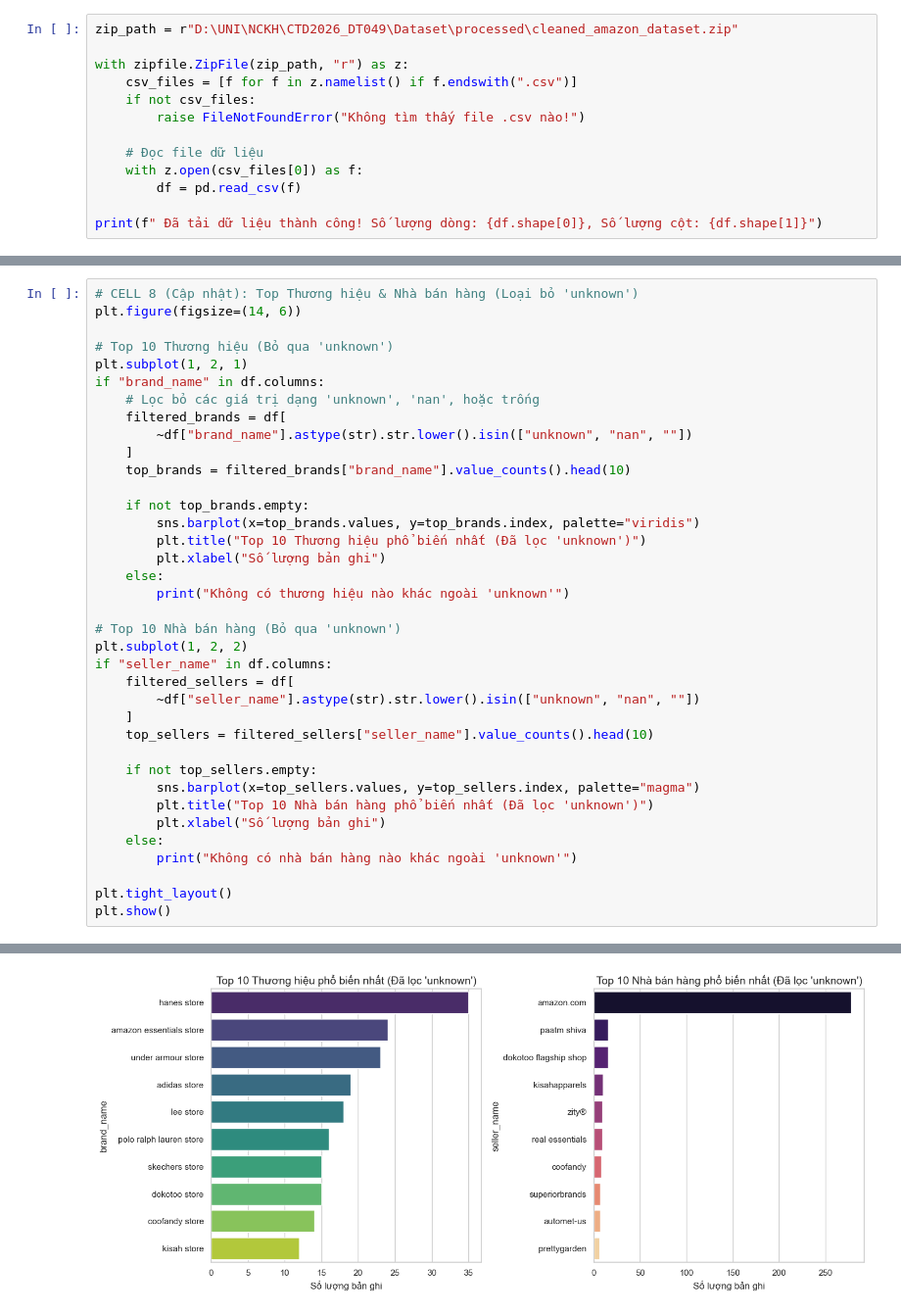
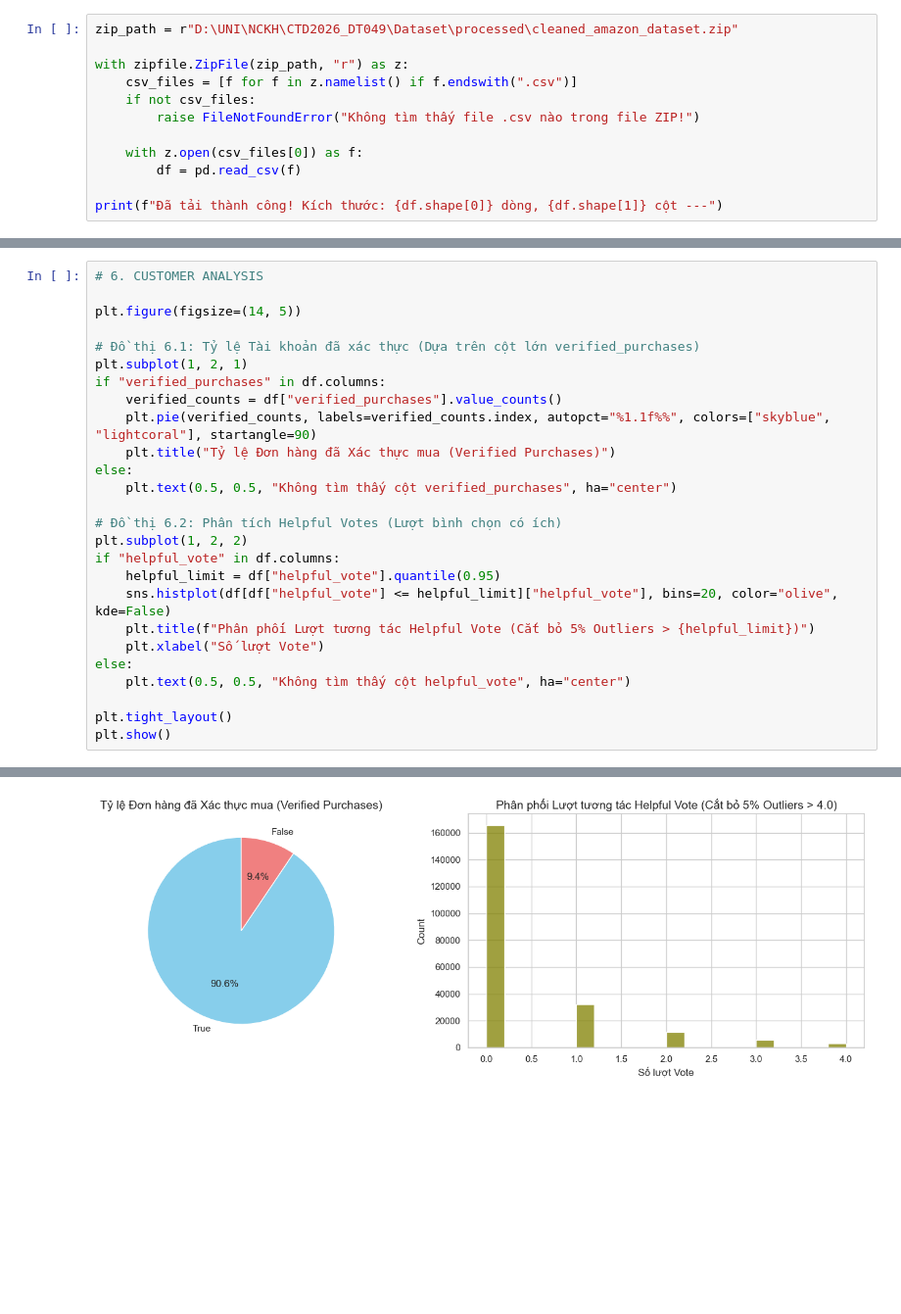
Before and after one commit to NguynnThah/CTD2026_DT049, a Jupyter notebook: notebooks/02_EDA.ipynb, the cells around one changed output, grey strips where cells are left out. Shown at 98% size. Drawn from its saved outputs; the diff is of its cells as text; blank space fills up the shorter version.

```diff
--- a/notebooks/02_EDA.ipynb
+++ b/notebooks/02_EDA.ipynb
@@ -16,11 +19,10 @@ zip_path = r"D:\UNI\NCKH\CTD2026_DT049\Dataset\processed\cleaned_amazon_dataset.
 with zipfile.ZipFile(zip_path, "r") as z:
     csv_files = [f for f in z.namelist() if f.endswith(".csv")]
     if not csv_files:
-        raise FileNotFoundError("Không tìm thấy file .csv nào!")
+        raise FileNotFoundError("Không tìm thấy file .csv nào trong file ZIP!")
 
-    # Đọc file dữ liệu
     with z.open(csv_files[0]) as f:
         df = pd.read_csv(f)
 
-print(f" Đã tải dữ liệu thành công! Số lượng dòng: {df.shape[0]}, Số lượng cột: {df.shape[1]}")
+print(f"Đã tải thành công! Kích thước: {df.shape[0]} dòng, {df.shape[1]} cột ---")
 # %% [output]
@@ -202,37 +200,26 @@ Passing `palette` without assigning `hue` is deprecated and will be removed in v
 # %%
-# CELL 8 (Cập nhật): Top Thương hiệu & Nhà bán hàng (Loại bỏ 'unknown')
-plt.figure(figsize=(14, 6))
+# 6. CUSTOMER ANALYSIS
 
-# Top 10 Thương hiệu (Bỏ qua 'unknown')
+plt.figure(figsize=(14, 5))
+
+# Đồ thị 6.1: Tỷ lệ Tài khoản đã xác thực (Dựa trên cột lớn verified_purchases)
 plt.subplot(1, 2, 1)
-if "brand_name" in df.columns:
-    # Lọc bỏ các giá trị dạng 'unknown', 'nan', hoặc trống
-    filtered_brands = df[
-        ~df["brand_name"].astype(str).str.lower().isin(["unknown", "nan", ""])
-    ]
-    top_brands = filtered_brands["brand_name"].value_counts().head(10)
+if "verified_purchases" in df.columns:
+    verified_counts = df["verified_purchases"].value_counts()
+    plt.pie(verified_counts, labels=verified_counts.index, autopct="%1.1f%%", colors=["skyblue", "lightcoral"], startangle=90)
+    plt.title("Tỷ lệ Đơn hàng đã Xác thực mua (Verified Purchases)")
+else:
+    plt.text(0.5, 0.5, "Không tìm thấy cột verified_purchases", ha="center")
 
-    if not top_brands.empty:
-        sns.barplot(x=top_brands.values, y=top_brands.index, palette="viridis")
-        plt.title("Top 10 Thương hiệu phổ biến nhất (Đã lọc 'unknown')")
-        plt.xlabel("Số lượng bản ghi")
-    else:
-        print("Không có thương hiệu nào khác ngoài 'unknown'")
-
-# Top 10 Nhà bán hàng (Bỏ qua 'unknown')
+# Đồ thị 6.2: Phân tích Helpful Votes (Lượt bình chọn có ích)
 plt.subplot(1, 2, 2)
-if "seller_name" in df.columns:
-    filtered_sellers = df[
-        ~df["seller_name"].astype(str).str.lower().isin(["unknown", "nan", ""])
-    ]
-    top_sellers = filtered_sellers["seller_name"].value_counts().head(10)
-
-    if not top_sellers.empty:
-        sns.barplot(x=top_sellers.values, y=top_sellers.index, palette="magma")
-        plt.title("Top 10 Nhà bán hàng phổ biến nhất (Đã lọc 'unknown')")
-        plt.xlabel("Số lượng bản ghi")
-    else:
-        print("Không có nhà bán hàng nào khác ngoài 'unknown'")
+if "helpful_vote" in df.columns:
+    helpful_limit = df["helpful_vote"].quantile(0.95)
+    sns.histplot(df[df["helpful_vote"] <= helpful_limit]["helpful_vote"], bins=20, color="olive", kde=False)
+    plt.title(f"Phân phối Lượt tương tác Helpful Vote (Cắt bỏ 5% Outliers > {helpful_limit})")
+    plt.xlabel("Số lượt Vote")
+else:
+    plt.text(0.5, 0.5, "Không tìm thấy cột helpful_vote", ha="center")
 
 plt.tight_layout()
 plt.show()
@@ -247,2 +227,2 @@ Passing `palette` without assigning `hue` is deprecated and will be removed in v
-[figure, old version]
+[figure, new version]
 # %%
```
Also changed, not shown: parts of 12 cells of this notebook.
